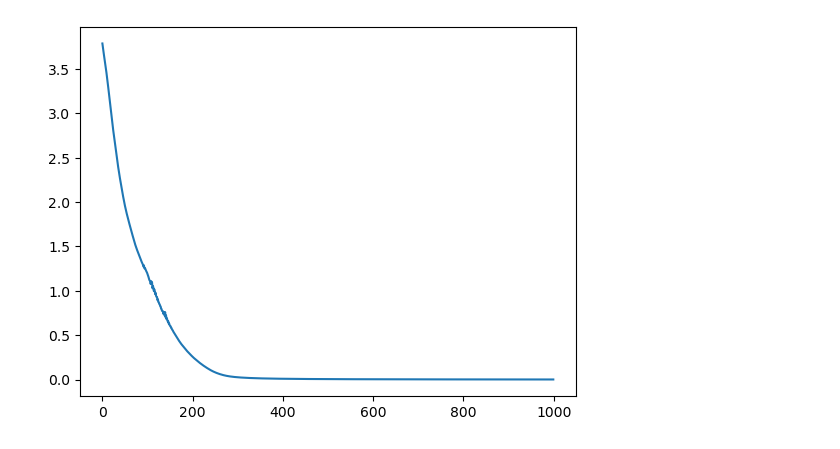
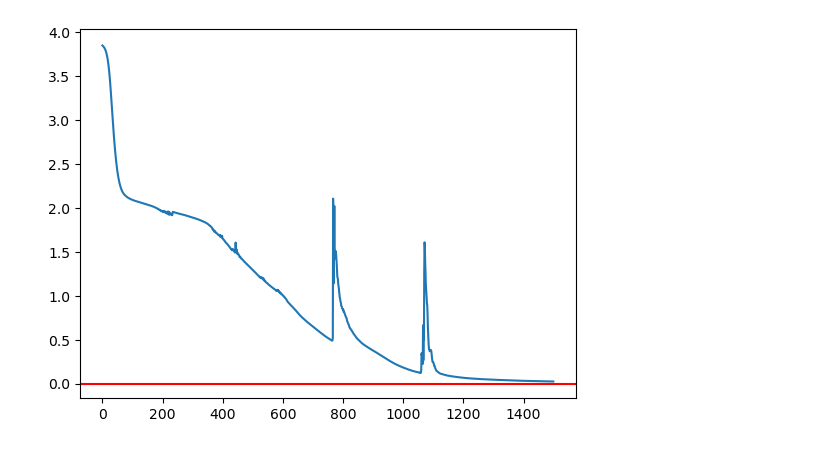
Before and after one commit to flavio2018/lte, a Jupyter notebook: notebooks/0.5_build_train_enc_dec.ipynb, the cells around one changed output. Cells and saved outputs as stored; diff of their text form; code cells hidden in the pictures.

```diff
--- a/notebooks/0.5_build_train_enc_dec.ipynb
+++ b/notebooks/0.5_build_train_enc_dec.ipynb
@@ -7,24 +8,24 @@ import torch
 from tqdm.notebook import trange
 import seaborn as sns
 # %%
-MAX_ITER = 1000
+MAX_ITER = 1500
 HID_SIZE = 100
 BS = 16
 LR = 3e-4
-DEVICE = 'cpu'
+DEVICE = 'cuda'
 # %%
-encoder = LSTM(
+encoder = DeepLSTM(
     input_size=get_vocab_size(),
     hidden_size=HID_SIZE,
     output_size=get_vocab_size(),
-    batch_size=16,
+    batch_size=BS,
 ).to(DEVICE)
 
-decoder = LSTM(
+decoder = DeepLSTM(
     input_size=get_vocab_size(),
     hidden_size=HID_SIZE,
     output_size=get_vocab_size(),
-    batch_size=16,
+    batch_size=BS,
 ).to(DEVICE)
 # %%
 enc_dec_parameters = [p for p in encoder.parameters()] + [p for p in decoder.parameters()]
@@ -40,7 +41,6 @@ def step(encoder, decoder, sample, target, samples_len, targets_len, loss, opt,
     encoder.train()
     decoder.train()
     outputs = []
-    first_output = {}
     h_dict, c_dict = {1: {}, 2: {}}, {1: {}, 2: {}}
     samples_len = samples_len.copy()
     targets_len = targets_len.copy()
@@ -51,14 +51,13 @@ def step(encoder, decoder, sample, target, samples_len, targets_len, loss, opt,
         output = encoder(sample[:, char_pos, :].squeeze(), hidden_mask)
         samples_len = reduce_lens(samples_len)
         h_dict, c_dict = save_states(encoder, h_dict, c_dict, samples_len)
-        first_output = populate_first_output(output, samples_len, first_output)
 
     decoder.set_states(h_dict, c_dict)
-
+    output = decoder(torch.ones(sample[:, char_pos, :].squeeze().size(), device=device),
+                     torch.ones(hidden_mask.size(), device=device))
+    outputs.append(output)
     targets_len_copy = targets_len.copy()
-    hidden_mask = get_hidden_mask(targets_len_copy, hid_size, device)
-    output = decoder(build_first_output(first_output), hidden_mask)
-    outputs.append(output)
+    targets_len_copy = reduce_lens(targets_len_copy)
 
     for char_pos in range(target.size(1) - 1):
         hidden_mask = get_hidden_mask(targets_len_copy, hid_size, device)
@@ -76,10 +75,11 @@ def step(encoder, decoder, sample, target, samples_len, targets_len, loss, opt,
         count_nonzero += (char_loss != 0).sum()
         cumulative_loss += torch.sum(char_loss)
     avg_loss = cumulative_loss / count_nonzero
+    acc = batch_acc(outputs, target, loss_masks)
 
     avg_loss.backward()
     opt.step()
 
     encoder.detach_states()
     decoder.detach_states()
-    return avg_loss.item()
+    return avg_loss.item(), acc.item()
@@ -86,8 +115,15 @@ def step(encoder, decoder, sample, target, samples_len, targets_len, loss, opt,
 # %%
-loss_values = []
+metrics = {
+    "train_loss": [],
+    "train_acc": [],
+}
+
 for it in trange(MAX_ITER):
-    loss_values.append(step(encoder, decoder, padded_samples_batch, padded_targets_batch, samples_len, targets_len, loss, opt, DEVICE))
+    loss_val, acc_val = step(encoder, decoder, padded_samples_batch, padded_targets_batch, samples_len, targets_len, loss, opt, DEVICE)
+    metrics["train_loss"].append(loss_val)
+    metrics["train_acc"].append(acc_val)
 # %%
-ax = sns.lineplot(loss_values)
+ax = sns.lineplot(metrics["train_loss"])
+_ = ax.axhline(0, color='red')
 # %% [output]
-[figure, old version]
+[figure, new version]
```
Also changed, not shown: parts of 10 cells of this notebook.
